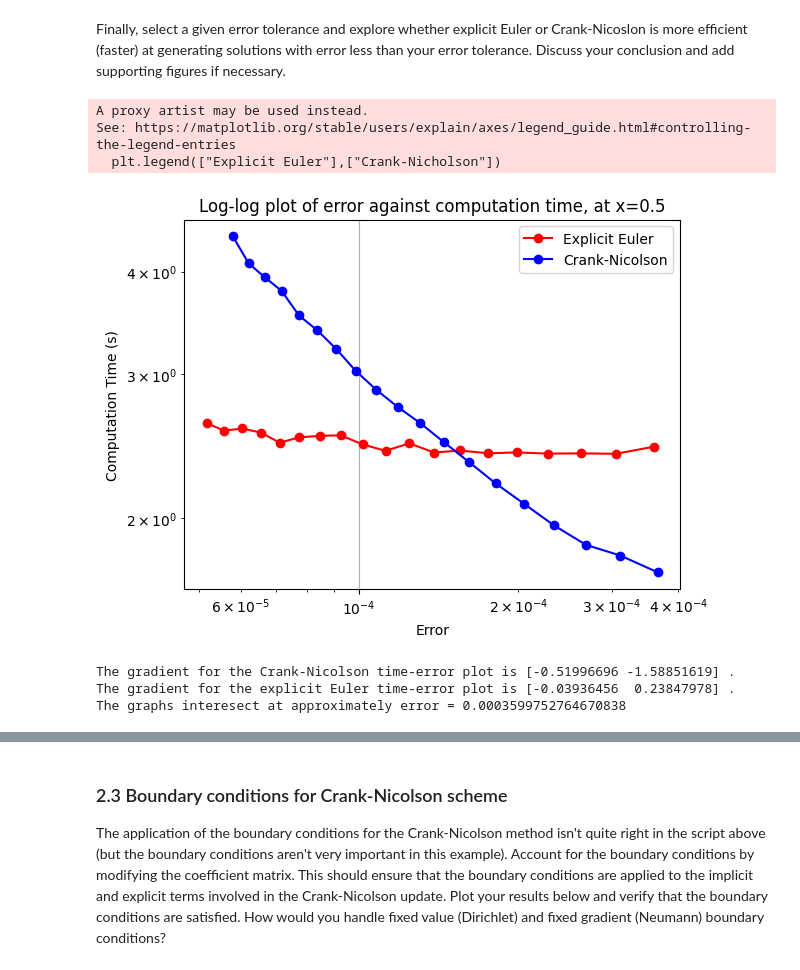
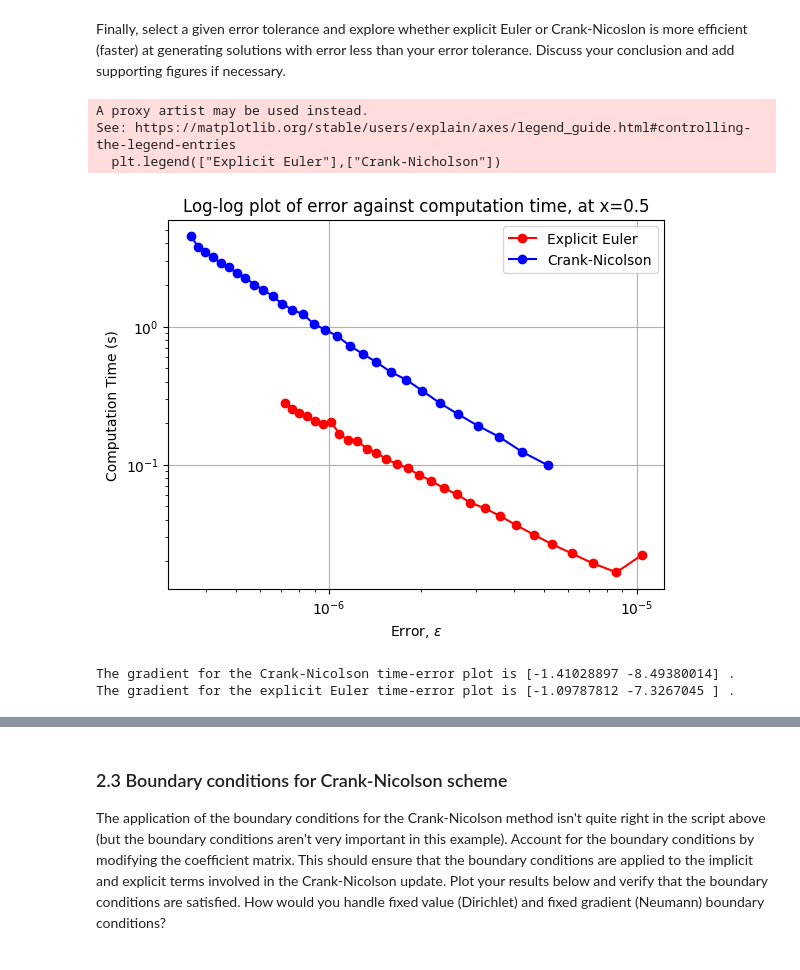
Before and after one commit to hesoane123-dev/QCES, a Jupyter notebook: Project1_numerical_methods.ipynb, the cells around one changed output, grey strips where cells are left out. Drawn from its saved outputs; the diff is of its cells as text; code cells hidden in the pictures.

```diff
--- a/Project1_numerical_methods.ipynb
+++ b/Project1_numerical_methods.ipynb
@@ -184,11 +184,6 @@ def EE(x, t, kappa):
     # print(f"Explicit Euler method took {end_time - start_time:.2f} seconds")
 
     return c
-
-
-def EE_time(x, t, kappa):
-   time_taken = timeit(lambda: EE(x, t, kappa), number=100)
-   return EE(x, t, kappa), time_taken
 # %% [markdown]
 Similarly, the function below timesteps the diffusion equation with the Crank-Nicolson method
 # %%
@@ -225,10 +220,6 @@ def CN(x, t, kappa):
     #print(f"Crank-Nicolson method took {end_time - start_time:.2f} seconds")
 
     return c
-
-def CN_time(x, t, kappa):
-   time_taken = timeit(lambda: CN(x, t, kappa), number=100)
-   return CN(x, t, kappa), time_taken
 # %% [markdown]
 Next, create a function to set the initial conditions. The exact solution to the unbounded diffusion equation with a delta function initial condition is:
 
@@ -599,28 +604,24 @@ for i in range(20):
   CN_error[i] = np.abs(true_solution(0.5,t_end,kappa) - c_CN[arg,-1])
 # %%
-
-plt.loglog(euler_error[0:19], T_EE[0:19],'ro-')
-plt.loglog(CN_error[0:19],T_CN[0:19], 'bo-')
+plt.loglog(euler_error[0:29], T_EE[0:29],'ro-')
+plt.loglog(CN_error[0:29],T_CN[0:29], 'bo-')
 plt.legend(["Explicit Euler"],["Crank-Nicholson"])
 plt.ylabel('Computation Time (s)')
-plt.xlabel('Error')
-plt.title('Log-log plot of spatial step induced error against computation time, at x=0.5')
+plt.xlabel('Error, $\epsilon$')
+plt.title('Log-log plot of error against computation time, at x=0.5')
 plt.legend(["Explicit Euler","Crank-Nicolson"])
 plt.grid()
 plt.show()
 
-
-m_CN = np.polyfit(np.log10(CN_error[0:19]),np.log10(T_CN[0:19]),1)
+#find the gradients
+m_CN = np.polyfit(np.log10(CN_error[0:29]),np.log10(T_CN[0:29]),1)
 print('The gradient for the Crank-Nicolson time-error plot is',m_CN,'.')
-m_EE = np.polyfit(np.log10(euler_error[0:19]),np.log10(T_EE[0:19]),1)
+m_EE = np.polyfit(np.log10(euler_error[0:29]),np.log10(T_EE[0:29]),1)
 print('The gradient for the explicit Euler time-error plot is',m_EE,'.')
-a = np.argmin(CN_error-euler_error)
-print(f"The graphs interesect at approximately error = {euler_error[a]}")
 # %% [output]
 A proxy artist may be used instead.
 See: https://matplotlib.org/stable/users/explain/axes/legend_guide.html#controlling-the-legend-entries
   plt.legend(["Explicit Euler"],["Crank-Nicholson"])
-[figure, old version]
+[figure, new version]
-The gradient for the Crank-Nicolson time-error plot is [-0.51996696 -1.58851619] .
-The gradient for the explicit Euler time-error plot is [-0.03936456  0.23847978] .
-The graphs interesect at approximately error = 0.0003599752764670838
+The gradient for the Crank-Nicolson time-error plot is [-1.41028897 -8.49380014] .
+The gradient for the explicit Euler time-error plot is [-1.09787812 -7.3267045 ] .
```
Also changed, not shown: parts of 7 cells of this notebook.
